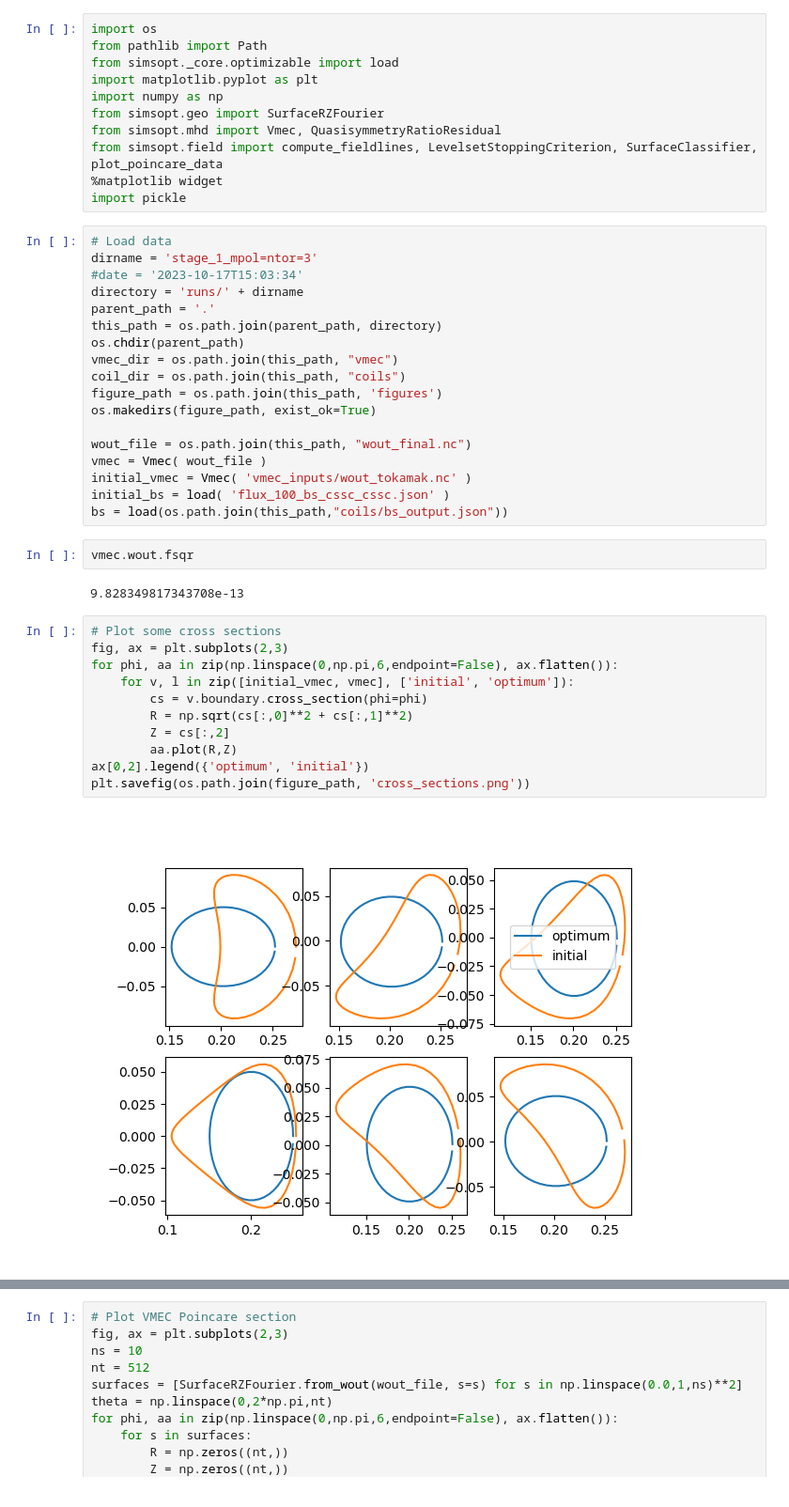
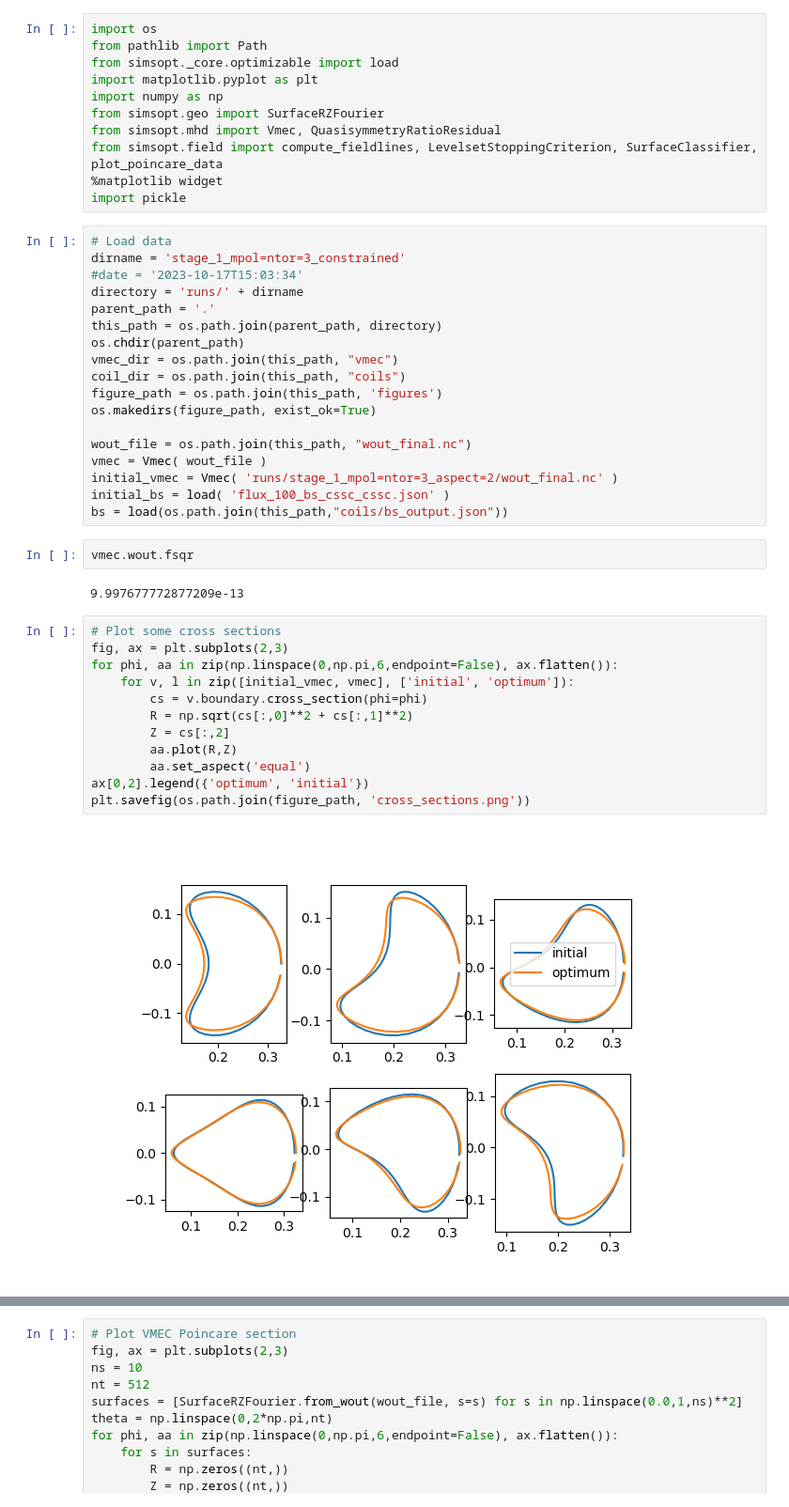
Before and after one commit to abaillod/csx_combined_optimization, a Jupyter notebook: plot_combined_approach_results.ipynb, the cells around one changed output, grey strips where cells are left out. Shown at 94% size. Saved outputs shown, nothing was run; the diff lists cells and outputs as text.

Commit message:
stage 1 with constrained optimization

```diff
--- a/plot_combined_approach_results.ipynb
+++ b/plot_combined_approach_results.ipynb
@@ -15,7 +15,7 @@ from simsopt.field import compute_fieldlines, LevelsetStoppingCriterion, Surface
 import pickle
 # %%
 # Load data
-dirname = 'stage_1_mpol=ntor=3'
+dirname = 'stage_1_mpol=ntor=3_constrained'
 #date = '2023-10-17T15:03:34'
 directory = 'runs/' + dirname
 parent_path = '.'
@@ -28,23 +28,24 @@ os.makedirs(figure_path, exist_ok=True)
 
 wout_file = os.path.join(this_path, "wout_final.nc")
 vmec = Vmec( wout_file )
-initial_vmec = Vmec( 'vmec_inputs/wout_tokamak.nc' )
+initial_vmec = Vmec( 'runs/stage_1_mpol=ntor=3_aspect=2/wout_final.nc' )
 initial_bs = load( 'flux_100_bs_cssc_cssc.json' )
 bs = load(os.path.join(this_path,"coils/bs_output.json"))
 # %%
 vmec.wout.fsqr
 # %% [output]
-9.828349817343708e-13
+9.997677772877209e-13
 # %%
 # Plot some cross sections
 fig, ax = plt.subplots(2,3)
 for phi, aa in zip(np.linspace(0,np.pi,6,endpoint=False), ax.flatten()):
     for v, l in zip([initial_vmec, vmec], ['initial', 'optimum']):
         cs = v.boundary.cross_section(phi=phi)
         R = np.sqrt(cs[:,0]**2 + cs[:,1]**2)
         Z = cs[:,2]
         aa.plot(R,Z)
+        aa.set_aspect('equal')
 ax[0,2].legend({'optimum', 'initial'})
 plt.savefig(os.path.join(figure_path, 'cross_sections.png'))
 # %% [output]
-[figure, old version]
+[figure, new version]
```
Also changed, not shown: parts of 18 cells of this notebook, 5 other files.
